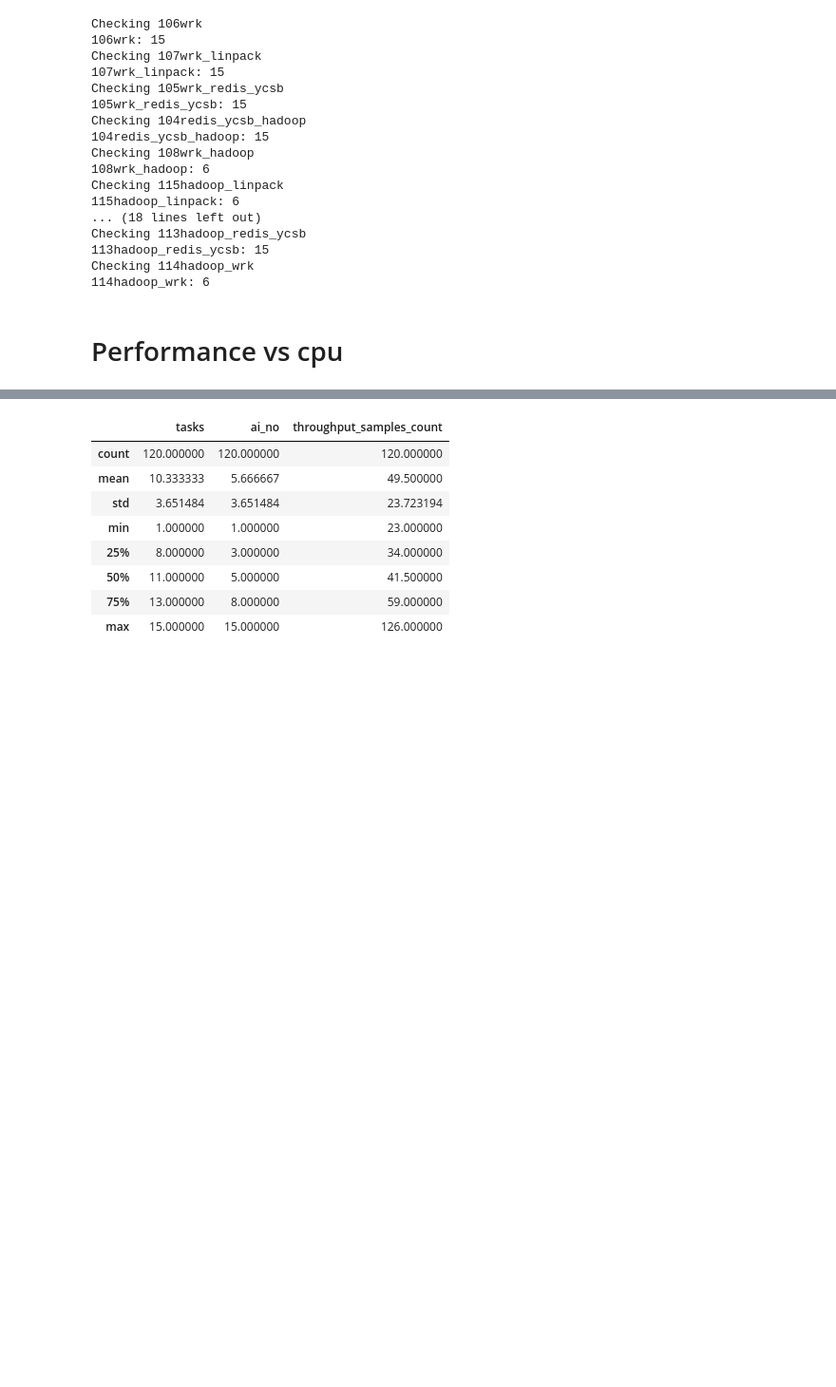
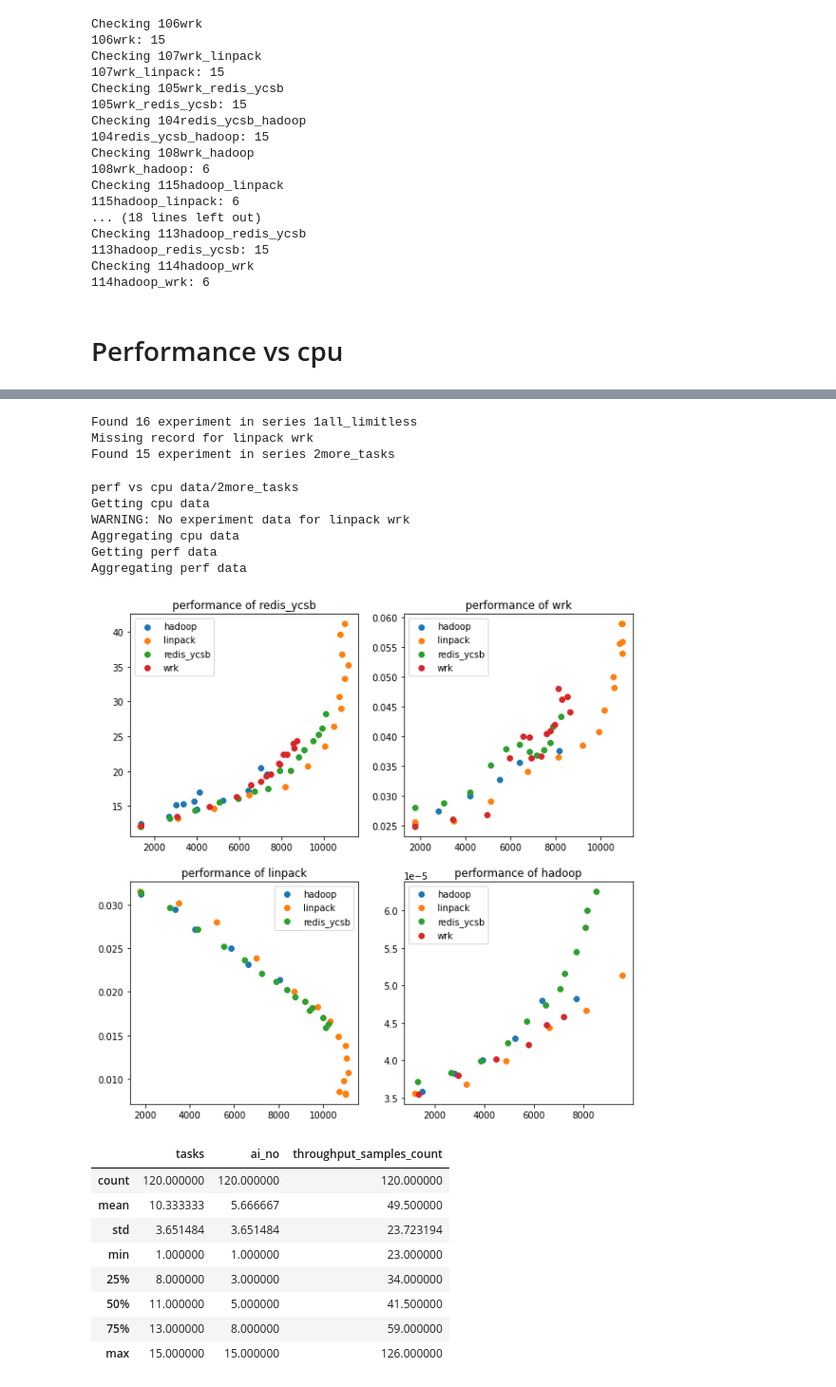
Before and after one commit to pawelzell/cbtool, a Jupyter notebook: myscripts/Interference observation.ipynb, the cells around one changed output, grey strips where cells are left out. Shown: that part at 95% size. Saved outputs shown, nothing was run; the diff lists cells and outputs as text; code cells hidden in the pictures; blank space fills up the shorter version.

Commit message:
Adding Experiment Series

```diff
--- a/myscripts/Interference observation.ipynb
+++ b/myscripts/Interference observation.ipynb
@@ -348 +452,35 @@ printPerfVsCpu(perf_vs_cpu_res_new["perf_vs_cpu"])
+# %%
+tasks = ["redis_ycsb", "wrk", "hadoop", "linpack"]
+path = "data/1all_limitless"
+s1 = ExperimentSeries(path, tasks)
+path = "data/2more_tasks"
+s2 = ExperimentSeries(path, tasks)
+#perf_vs_cpu_res = analyzePerfVsCpu(s1)
+#printPerfVsCpu(perf_vs_cpu_res["perf_vs_cpu"])
+# %% [output]
+Found 16 experiment in series 1all_limitless
+Missing record for linpack wrk
+Found 15 experiment in series 2more_tasks
+# %%
+perf_vs_cpu_res_new = analyzePerfVsCpu(s2)
+#res = perf_vs_cpu_res_new["cpu"]
+#res.loc[(res["t1"] == "linpack") & (res["t2"] == "wrk") & (res["cpu_samples_count"] == 0) \
+#        & (res["ai_role"] == "linpack"), :]
+
+#expid = s2.getExperiment("linpack", "wrk")
+#path = getResDataPaths(expid, 0, "linpack", "cpu")[0]
+#res2 = readResData(path)
+#res2
+#df = readExp(expid)
+#df
+
+#printPerfVsCpu(perf_vs_cpu_res_new["perf_vs_cpu"])
+# %% [output]
+perf vs cpu data/2more_tasks
+Getting cpu data
+WARNING: No experiment data for linpack wrk
+Aggregating cpu data
+Getting perf data
+Aggregating perf data
+[figure, added]
 # %%
```
Also changed, not shown: parts of 20 cells of this notebook.
